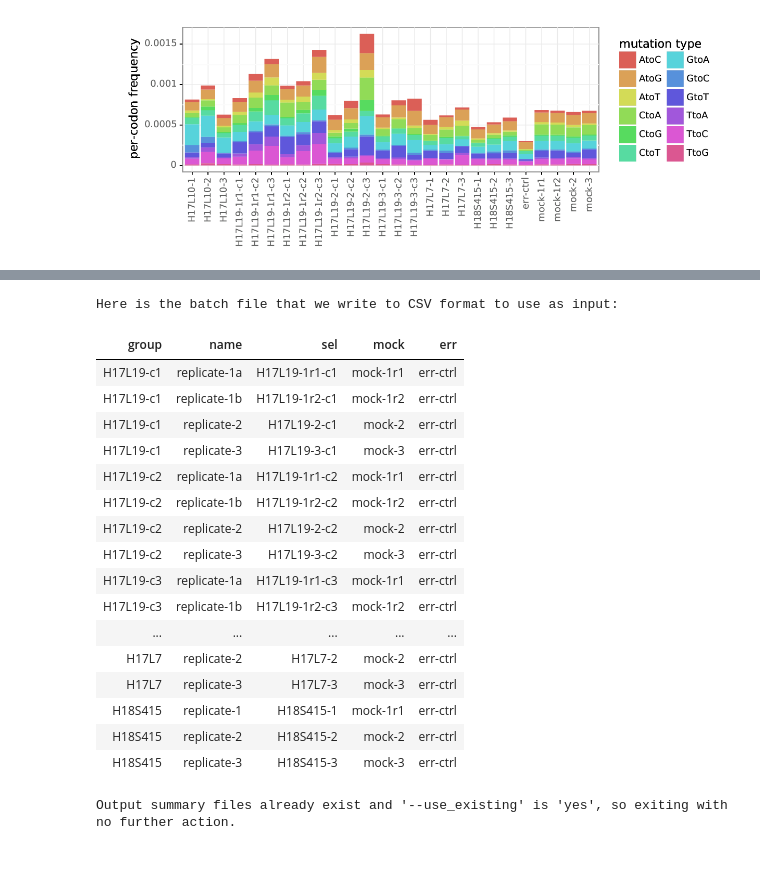
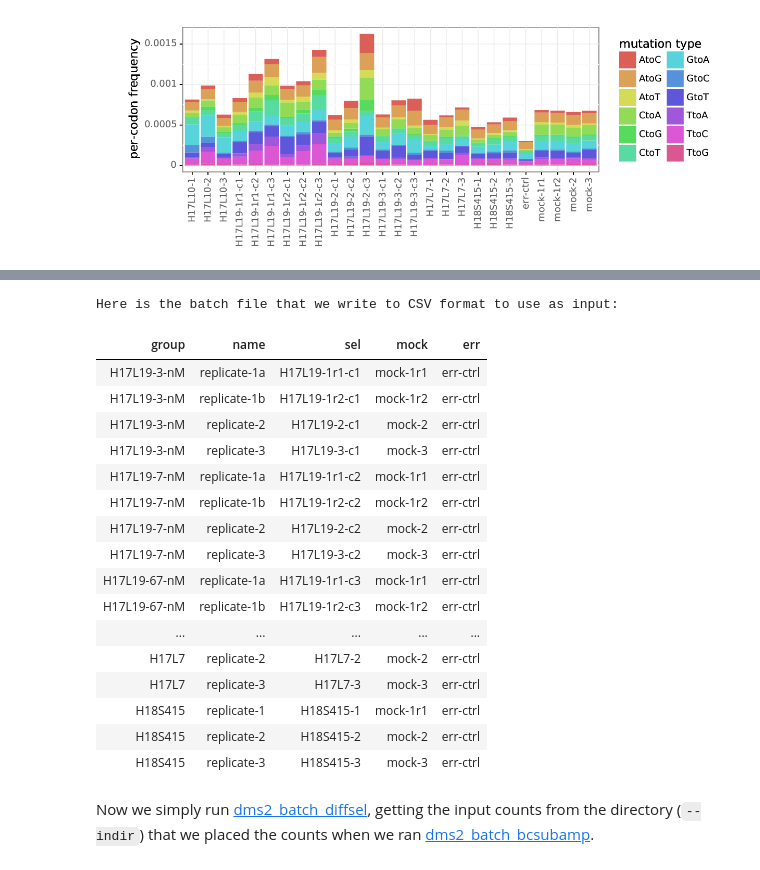
Before and after one commit to jbloomlab/dms_tools2, a Jupyter notebook: examples/Doud2017/analysis_notebook.ipynb, the cells around one changed output, grey strips where cells are left out. Cells and saved outputs as stored; diff of their text form; code cells hidden in the pictures.

```diff
--- a/examples/Doud2017/analysis_notebook.ipynb
+++ b/examples/Doud2017/analysis_notebook.ipynb
@@ -322,70 +328,70 @@ diffseldir = os.path.join(resultsdir, 'diffsel')
 if not os.path.isdir(diffseldir):
     os.mkdir(diffseldir)
 
 diffselbatchfile = os.path.join(diffseldir, 'batch.csv')
 
 diffselbatch = pandas.DataFrame.from_records([
-         # H17L19 at 0.5 ug/ml
-         ('H17L19-c1', 'replicate-1a', 'H17L19-1r1-c1', 'mock-1r1'),
-         ('H17L19-c1', 'replicate-1b', 'H17L19-1r2-c1', 'mock-1r2'),
-         ('H17L19-c1', 'replicate-2', 'H17L19-2-c1', 'mock-2'),
-         ('H17L19-c1', 'replicate-3', 'H17L19-3-c1', 'mock-3'),
-         # H17L19 and 1 ug/ml
-         ('H17L19-c2', 'replicate-1a', 'H17L19-1r1-c2', 'mock-1r1'),
-         ('H17L19-c2', 'replicate-1b', 'H17L19-1r2-c2', 'mock-1r2'),
-         ('H17L19-c2', 'replicate-2', 'H17L19-2-c2', 'mock-2'),
-         ('H17L19-c2', 'replicate-3', 'H17L19-3-c2', 'mock-3'),
-         # H179L19 at 10 ug/ml
-         ('H17L19-c3', 'replicate-1a', 'H17L19-1r1-c3', 'mock-1r1'),
-         ('H17L19-c3', 'replicate-1b', 'H17L19-1r2-c3', 'mock-1r2'),
-         ('H17L19-c3', 'replicate-2', 'H17L19-2-c3', 'mock-2'),
-         ('H17L19-c3', 'replicate-3', 'H17L19-3-c3', 'mock-3'),
+         # H17L19 at 0.5 ug/ml, or 3.3 nM
+         ('H17L19-3-nM', 'replicate-1a', 'H17L19-1r1-c1', 'mock-1r1'),
+         ('H17L19-3-nM', 'replicate-1b', 'H17L19-1r2-c1', 'mock-1r2'),
+         ('H17L19-3-nM', 'replicate-2', 'H17L19-2-c1', 'mock-2'),
+         ('H17L19-3-nM', 'replicate-3', 'H17L19-3-c1', 'mock-3'),
+         # H17L19 and 1 ug/ml, or 6.7 nM
+         ('H17L19-7-nM', 'replicate-1a', 'H17L19-1r1-c2', 'mock-1r1'),
+         ('H17L19-7-nM', 'replicate-1b', 'H17L19-1r2-c2', 'mock-1r2'),
+         ('H17L19-7-nM', 'replicate-2', 'H17L19-2-c2', 'mock-2'),
+         ('H17L19-7-nM', 'replicate-3', 'H17L19-3-c2', 'mock-3'),
+         # H179L19 at 10 ug/ml, or 67 nM
+         ('H17L19-67-nM', 'replicate-1a', 'H17L19-1r1-c3', 'mock-1r1'),
+         ('H17L19-67-nM', 'replicate-1b', 'H17L19-1r2-c3', 'mock-1r2'),
+         ('H17L19-67-nM', 'replicate-2', 'H17L19-2-c3', 'mock-2'),
+         ('H17L19-67-nM', 'replicate-3', 'H17L19-3-c3', 'mock-3'),
          # H17L10 at 3 ug/ml
          ('H17L10', 'replicate-1', 'H17L10-1', 'mock-1r1'),
          ('H17L10', 'replicate-2', 'H17L10-2', 'mock-2'),
          ('H17L10', 'replicate-3', 'H17L10-3', 'mock-3'),
          # H17L7 at 15 ug/ml
          ('H17L7', 'replicate-1', 'H17L7-1', 'mock-1r1'),
          ('H17L7', 'replicate-2', 'H17L7-2', 'mock-2'),
          ('H17L7', 'replicate-3', 'H17L7-3', 'mock-3'),
          # H18S415 at 3 ug/ml
          ('H18S415', 'replicate-1', 'H18S415-1', 'mock-1r1'),
          ('H18S415', 'replicate-2', 'H18S415-2', 'mock-2'),
          ('H18S415', 'replicate-3', 'H18S415-3', 'mock-3'),
         ],
         columns=['group', 'name', 'sel', 'mock']
         )
 diffselbatch['err'] = 'err-ctrl' # all samples have the same error control
 
 print("Here is the batch file that we write to CSV format to use as input:")
 display(HTML(diffselbatch.to_html(index=False)))
 
 diffselbatch.to_csv(diffselbatchfile, index=False)
 # %% [output]
 Here is the batch file that we write to CSV format to use as input:
 | group | name | sel | mock | err |
-| H17L19-c1 | replicate-1a | H17L19-1r1-c1 | mock-1r1 | err-ctrl |
-| H17L19-c1 | replicate-1b | H17L19-1r2-c1 | mock-1r2 | err-ctrl |
-| H17L19-c1 | replicate-2 | H17L19-2-c1 | mock-2 | err-ctrl |
-| H17L19-c1 | replicate-3 | H17L19-3-c1 | mock-3 | err-ctrl |
-| H17L19-c2 | replicate-1a | H17L19-1r1-c2 | mock-1r1 | err-ctrl |
-| H17L19-c2 | replicate-1b | H17L19-1r2-c2 | mock-1r2 | err-ctrl |
-| H17L19-c2 | replicate-2 | H17L19-2-c2 | mock-2 | err-ctrl |
-| H17L19-c2 | replicate-3 | H17L19-3-c2 | mock-3 | err-ctrl |
-| H17L19-c3 | replicate-1a | H17L19-1r1-c3 | mock-1r1 | err-ctrl |
-| H17L19-c3 | replicate-1b | H17L19-1r2-c3 | mock-1r2 | err-ctrl |
+| H17L19-3-nM | replicate-1a | H17L19-1r1-c1 | mock-1r1 | err-ctrl |
+| H17L19-3-nM | replicate-1b | H17L19-1r2-c1 | mock-1r2 | err-ctrl |
+| H17L19-3-nM | replicate-2 | H17L19-2-c1 | mock-2 | err-ctrl |
+| H17L19-3-nM | replicate-3 | H17L19-3-c1 | mock-3 | err-ctrl |
+| H17L19-7-nM | replicate-1a | H17L19-1r1-c2 | mock-1r1 | err-ctrl |
+| H17L19-7-nM | replicate-1b | H17L19-1r2-c2 | mock-1r2 | err-ctrl |
+| H17L19-7-nM | replicate-2 | H17L19-2-c2 | mock-2 | err-ctrl |
+| H17L19-7-nM | replicate-3 | H17L19-3-c2 | mock-3 | err-ctrl |
+| H17L19-67-nM | replicate-1a | H17L19-1r1-c3 | mock-1r1 | err-ctrl |
+| H17L19-67-nM | replicate-1b | H17L19-1r2-c3 | mock-1r2 | err-ctrl |
 | ... | ... | ... | ... | ... |
 | H17L7 | replicate-2 | H17L7-2 | mock-2 | err-ctrl |
 | H17L7 | replicate-3 | H17L7-3 | mock-3 | err-ctrl |
 | H18S415 | replicate-1 | H18S415-1 | mock-1r1 | err-ctrl |
 | H18S415 | replicate-2 | H18S415-2 | mock-2 | err-ctrl |
 | H18S415 | replicate-3 | H18S415-3 | mock-3 | err-ctrl |
+# %% [markdown]
+Now we simply run [dms2_batch_diffsel](https://jbloomlab.github.io/dms_tools2/dms2_batch_diffsel.html), getting the input counts from the directory (`--indir`) that we placed the counts when we ran [dms2_batch_bcsubamp](https://jbloomlab.github.io/dms_tools2/dms2_batch_bcsubamp.html).
 # %%
-!dms2_batch_diffsel \
+log = !dms2_batch_diffsel \
+        --summaryprefix summary \
         --batchfile {diffselbatchfile} \
-        --summaryprefix summary \
+        --outdir {diffseldir} \
         --indir {countsdir} \
-        --outdir {diffseldir} \
         --use_existing {use_existing}
-# %% [output]
-Output summary files already exist and '--use_existing' is 'yes', so exiting with no further action.
```
Also changed, not shown: parts of 16 cells of this notebook, 2 other files.
